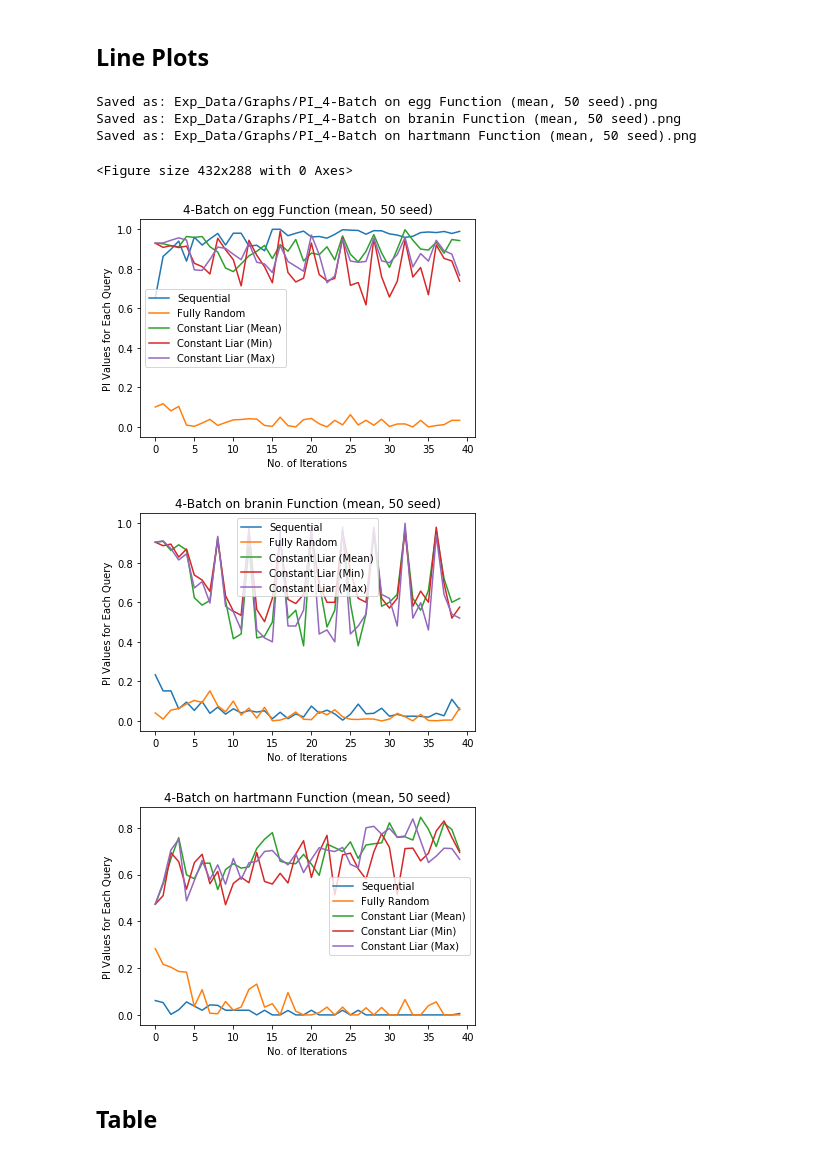
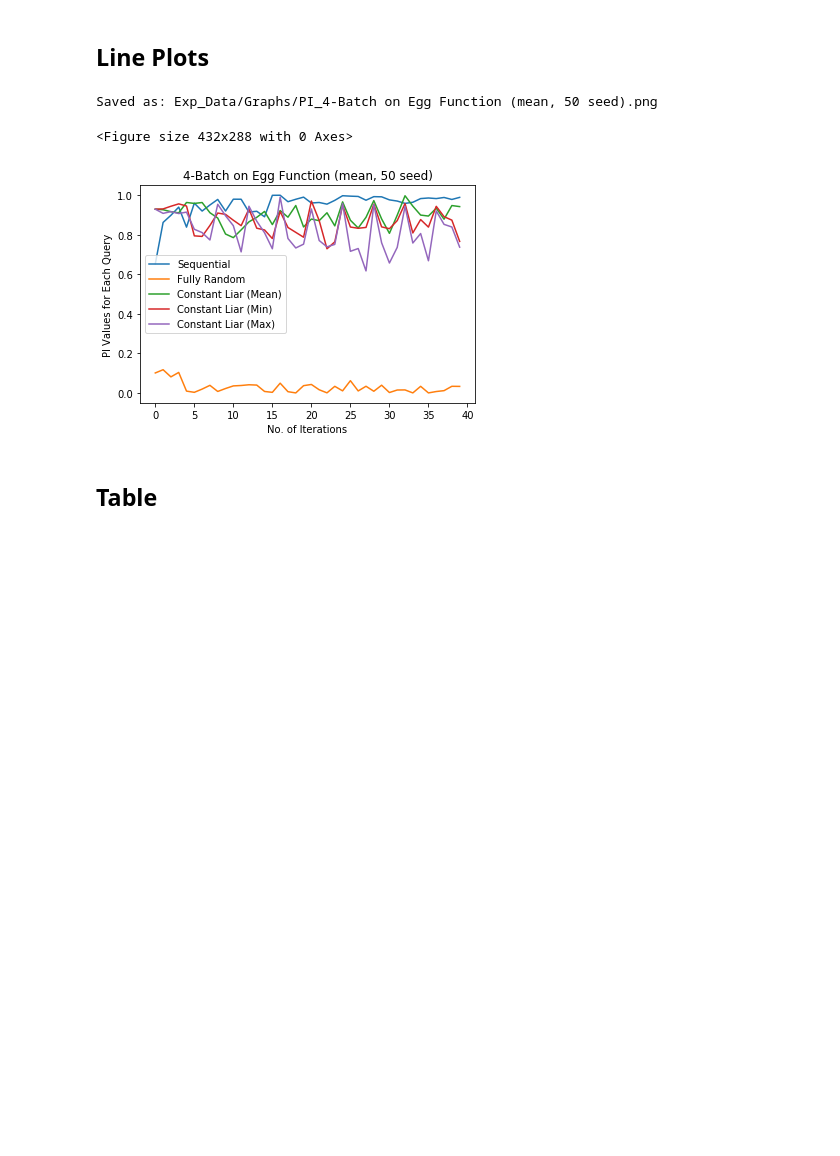
Before and after one commit to jamjs98764/Parallel-Bayesian-Optimisation, a Jupyter notebook: FITBO_GPy_FITBOMM_only/PI Values.ipynb, the cells around one changed output. Drawn from its saved outputs; the diff is of its cells as text; code cells hidden in the pictures; blank space fills up the shorter version.

```diff
--- a/FITBO_GPy_FITBOMM_only/PI Values.ipynb
+++ b/FITBO_GPy_FITBOMM_only/PI Values.ipynb
@@ -9,7 +9,7 @@ import os
 # %%
 seed_size = 50
 batch_sizes = [4]
-test_funcs = ["egg", "branin", "hartmann"]
+test_funcs = ["egg"]
 save_file = True
 
 plot_choice_PI = {
@@ -38,6 +38,8 @@ aggr_seed = "mean"
 # %% [markdown]
 ## Line Plots
 # %%
+import copy
+
 def cumulative_PI_score(func = "egg", seed_size = 2, batch = False, batch_size = 2, heuristic = "sequential",
                         aggr_seed = aggr_seed):
     # Calculates cumulative PI score of all queries, which is an indication of 'exploitative-ness'
@@ -105,40 +107,41 @@ def plot_cumulative_PI_score(seed_size, batch_sizes, test_funcs, plot_choice, sa
             except: pass
             try:
                 cl_max_results = cumulative_PI_score(func = func, batch = True, batch_size = batch_size, \
                                                      seed_size = seed_size, heuristic = "cl-max")
             except: pass
 
             no_iterations = seq_results.shape[0]
 
+            cl_max_copy = copy.deepcopy(cl_max_results)
+            cl_max_results = cl_min_results
+            cl_min_results = cl_max_copy
+
+
             for key, value in plot_choice.items():
                 if value == 1:
                     # fig = sns.lineplot(x = 'iters', y = 'values', data = eval(key), err_style = "band", label = label_lookup[key])
                     fig = sns.lineplot(x = np.arange(no_iterations), y = eval(key), label = label_lookup[key], estimator = aggr_seed)
 
-            graph_title = str(batch_size) + "-Batch on "+ str(func) + " Function " + "(" + str(aggr_seed) + ", " + \
+            graph_title = str(batch_size) + "-Batch on "+ str(func).capitalize() + " Function " + "(" + str(aggr_seed) + ", " + \
             str(seed_size) + " seed)"
             ""
             fig.set(xlabel = "No. of Iterations", ylabel = "PI Values for Each Query", title = graph_title)
 
             save_path = "Exp_Data/Graphs/" + "PI_" + graph_title + ".png"
             fig2 = fig.get_figure()
             if save_file:
                 print("Saved as: " + save_path)
 
                 if os.path.isfile(save_path): # Remove old files as matplotlib does not overwrite
                     os.remove(save_path)
 
                 fig2.savefig(save_path)
 
 plot_cumulative_PI_score(seed_size, batch_sizes, test_funcs, plot_choice_PI, save_file)
 # %% [output]
-Saved as: Exp_Data/Graphs/PI_4-Batch on egg Function (mean, 50 seed).png
-Saved as: Exp_Data/Graphs/PI_4-Batch on branin Function (mean, 50 seed).png
-Saved as: Exp_Data/Graphs/PI_4-Batch on hartmann Function (mean, 50 seed).png
+Saved as: Exp_Data/Graphs/PI_4-Batch on Egg Function (mean, 50 seed).png
 <Figure size 432x288 with 0 Axes>
-[figure, old version]
+[figure, new version]
-[figure, removed]
-[figure, removed]
 # %% [markdown]
 ## Table
 # %%
```
Also changed, not shown: 8 other files.
